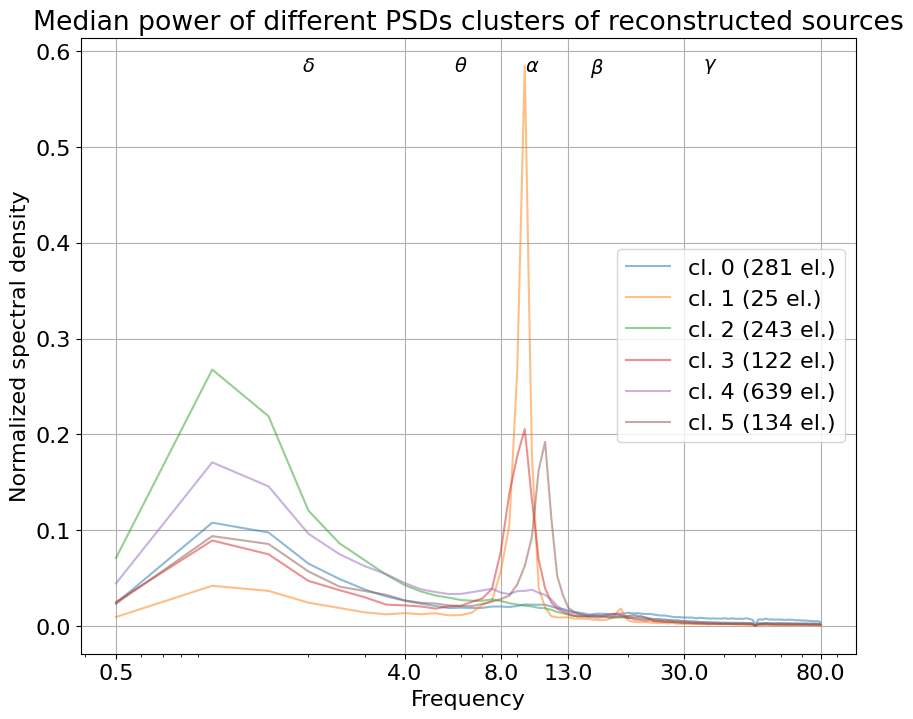
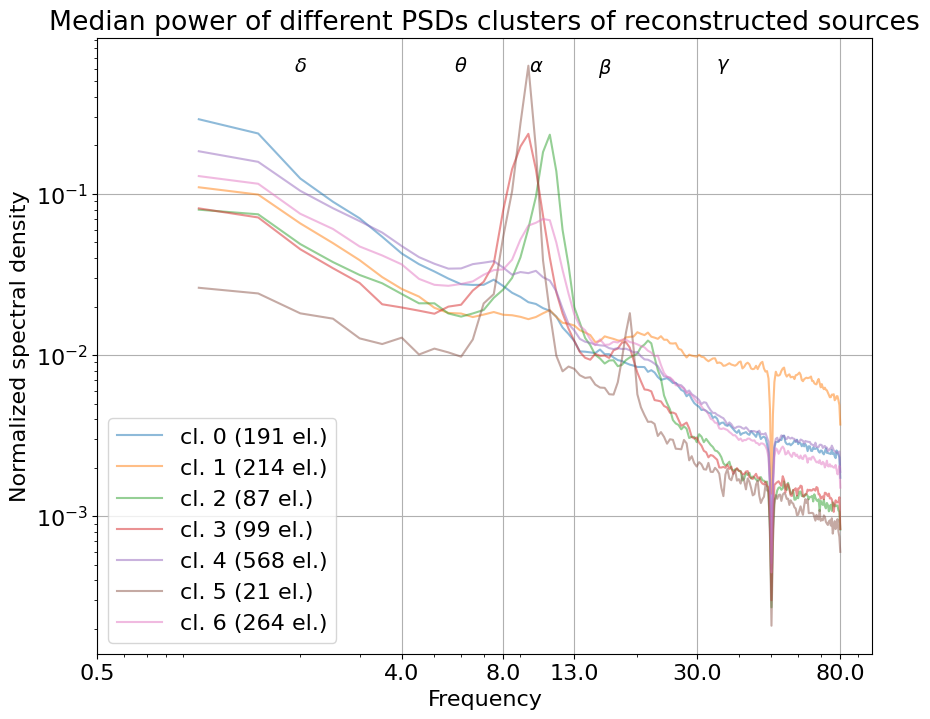
Code edit (unified diff) that turned the first committed figure into the second:
--- before
+++ after
@@ -14,6 +14,6 @@
 SOURCE_DURATION_SECONDS = 60.0
 SOURCE_START_SECONDS = None  # None uses the centered 60 s segment; set manually after QC if needed
-FREQ_RANGE = (0.5, 80.0)
-USE_FRAUSCHER_BINS = True
+FREQ_RANGE = (1, 80.0)
+USE_FRAUSCHER_BINS = False
 SOURCE_NO_PEAK_CLUSTER = None  # None: no source no-peak baseline; "auto": Frauscher criterion; int: force cluster
 
@@ -50,5 +50,5 @@
 psd_clust = compute_clusters(
     Y.drop(["Region name", "Lobe", "region_number", "dataset"], axis=1),
-    n_clusters=6, random_seed=seed,
+    n_clusters=7, random_seed=seed,
 )
 auto_smal = identify_small_clusters(psd_clust, summary=NO_PEAK_SUMMARY)
@@ -77,3 +77,6 @@
 
 # Stage 4: plot
-plot_clusters(psd_clust, f, dataset, smal, nopeak=smal[0] if smal else None, summary=PLOT_SUMMARY)
+fig, _  = plot_clusters(psd_clust, f, dataset, smal, nopeak=smal[0] if smal else None, summary=PLOT_SUMMARY, log_y = True)
+
+fig.savefig("sources_clusters.png", dpi=600, bbox_inches="tight")  # raster fallback
+

Commit: more edits to figures